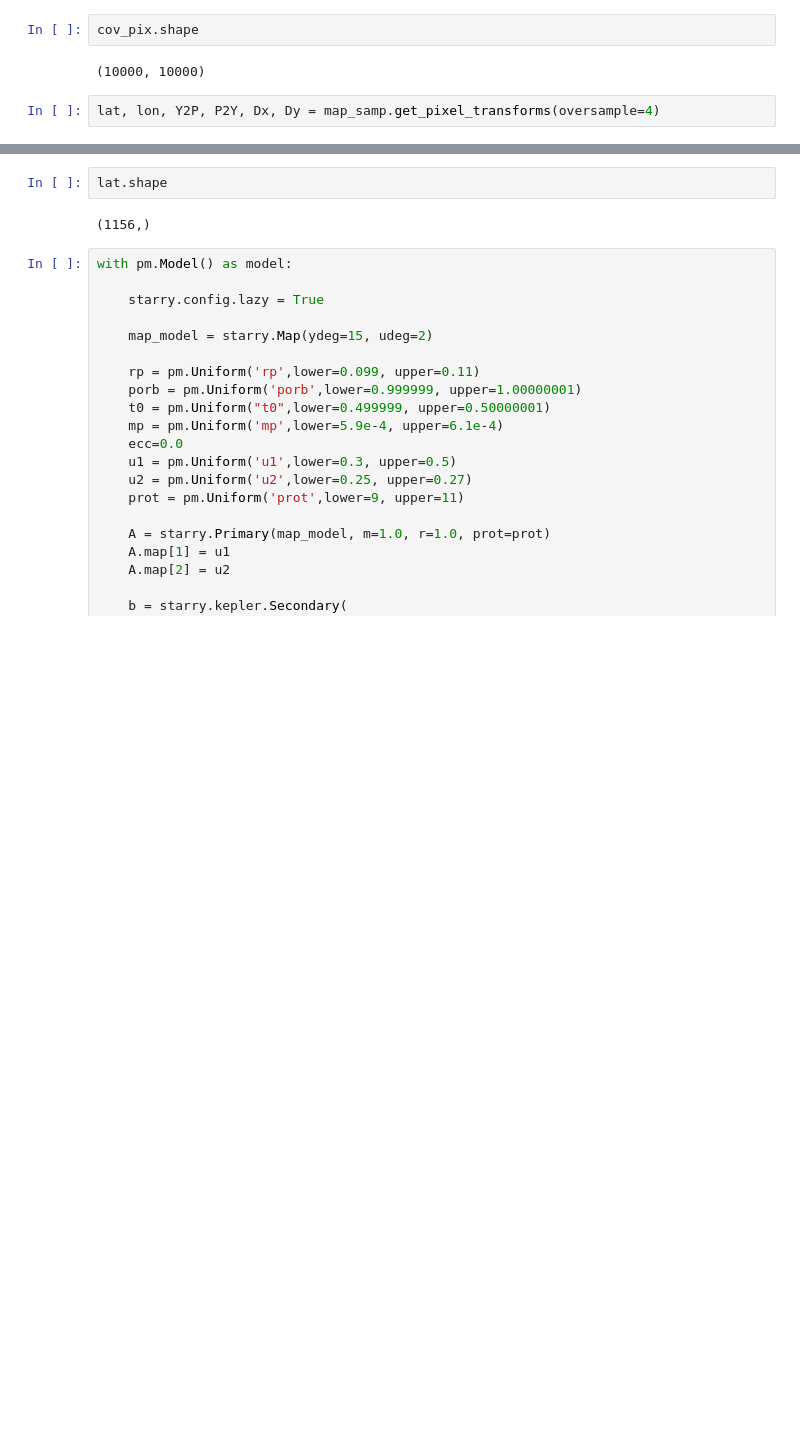
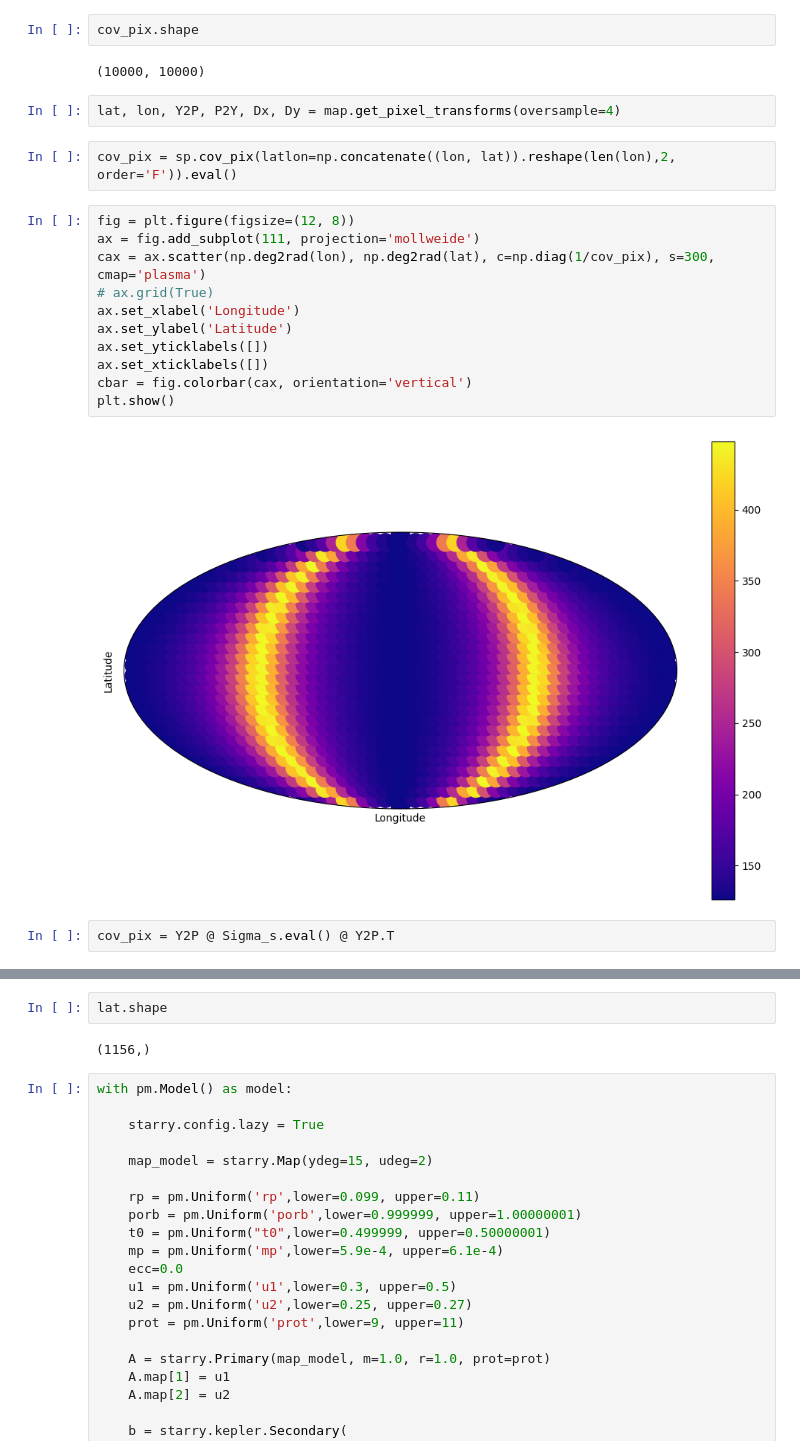
Before and after one commit to ssagynbayeva/starry-project, a Jupyter notebook: ShortLightCurve/one-spot.ipynb, the cells around one changed output, grey strips where cells are left out. Saved outputs shown, nothing was run; the diff lists cells and outputs as text; blank space fills up the shorter version.

```diff
--- a/ShortLightCurve/one-spot.ipynb
+++ b/ShortLightCurve/one-spot.ipynb
@@ -223,4 +223,21 @@ cov_pix.shape
 # %% [output]
 (10000, 10000)
 # %%
-lat, lon, Y2P, P2Y, Dx, Dy = map_samp.get_pixel_transforms(oversample=4)
+lat, lon, Y2P, P2Y, Dx, Dy = map.get_pixel_transforms(oversample=4)
+# %%
+cov_pix = sp.cov_pix(latlon=np.concatenate((lon, lat)).reshape(len(lon),2, order='F')).eval()
+# %%
+fig = plt.figure(figsize=(12, 8))
+ax = fig.add_subplot(111, projection='mollweide')
+cax = ax.scatter(np.deg2rad(lon), np.deg2rad(lat), c=np.diag(1/cov_pix), s=300, cmap='plasma')
+# ax.grid(True)
+ax.set_xlabel('Longitude')
+ax.set_ylabel('Latitude')
+ax.set_yticklabels([])
+ax.set_xticklabels([])
+cbar = fig.colorbar(cax, orientation='vertical')
+plt.show()
+# %% [output]
+[figure, added]
+# %%
+cov_pix = Y2P @ Sigma_s.eval() @ Y2P.T
```
Also changed, not shown: parts of 16 cells of this notebook.
